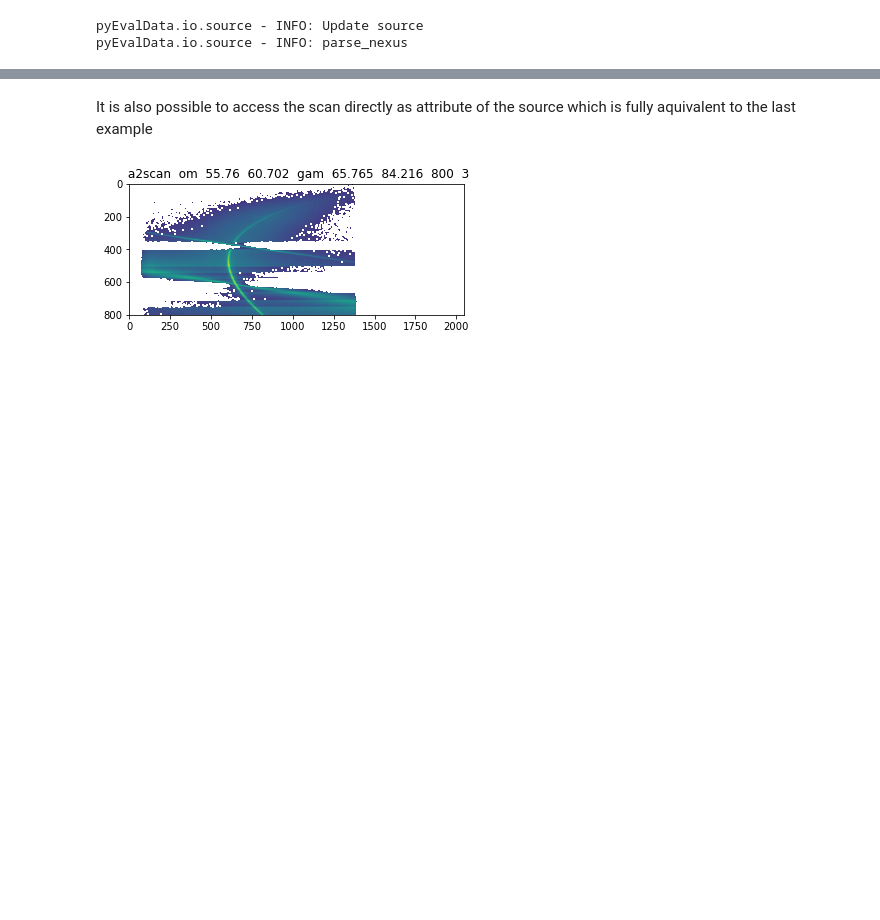
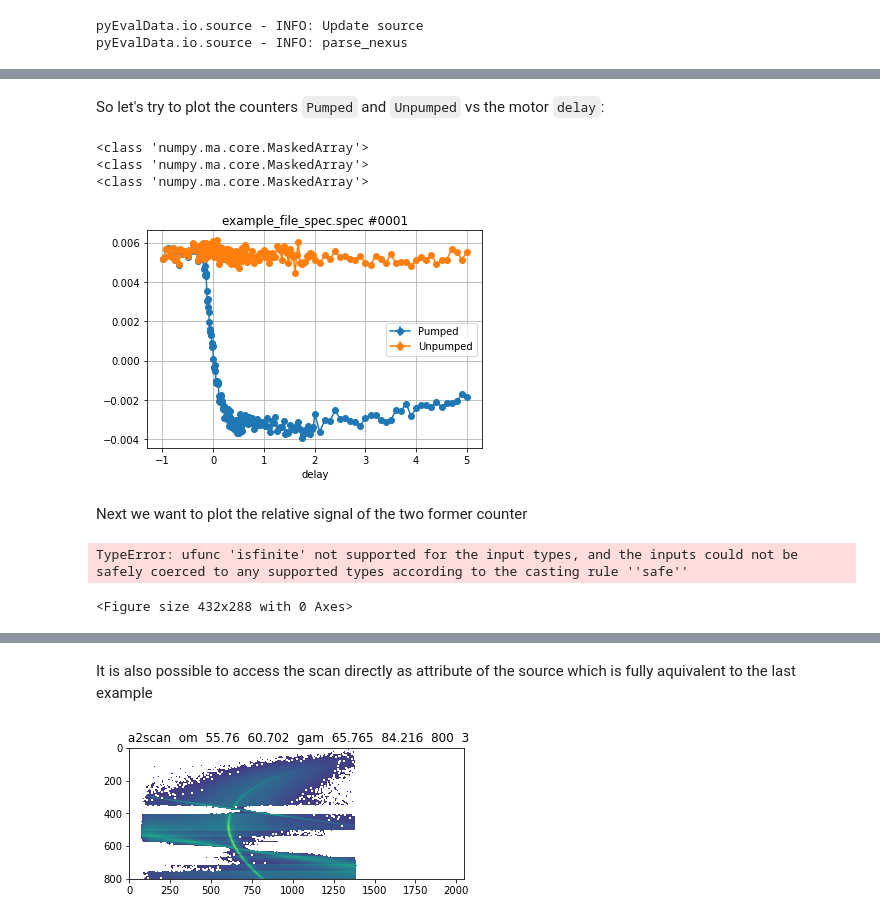
Before and after one commit to dschick/pyEvalData, a Jupyter notebook: docs/source/examples/evaluation.ipynb, the cells around one changed output, grey strips where cells are left out. Saved outputs shown, nothing was run; the diff lists cells and outputs as text; code cells hidden in the pictures; blank space fills up the shorter version.

Commit message:
continue with evaluation example

```diff
--- a/docs/source/examples/evaluation.ipynb
+++ b/docs/source/examples/evaluation.ipynb
@@ -26,8 +21,15 @@ Here we do the necessary import for this example
 # %%
 %load_ext autoreload
 %autoreload 2
+
 import matplotlib.pyplot as plt
 import numpy as np
 
 import pyEvalData as ped
+# import lmfit for fitting
+import lmfit as lf
+# import some usefull fit functions
+import ultrafastFitFunctions as ufff
+# define the path for the example data
+example_data_path = '../../../example_data/'
 # %% [markdown]
@@ -38,6 +41,6 @@ The `Spec` source relies on the great parser provided by [xrayutilities](https:/
 # %%
-spec = ped.io.Spec(file_name='certif_xu.spec',
-                   file_path='data/',
+spec = ped.io.Spec(file_name='example_file_spec.spec',
+                   file_path=example_data_path,
                    use_nexus=True,
                    force_overwrite=False,
                    update_before_read=False,
@@ -51,7 +55,2 @@ Here, `data` is returned as `numpy.recarray` and `meta` is a `dict()`.
 # %%
-data, meta = spec.get_scan_data(33)
-
-plt.figure()
-plt.imshow(np.log10(data['MCA']))
-plt.title(meta['cmd'])
-plt.show()
+ev = ped.Evaluation(spec)
@@ -71,0 +107,27 @@ plt.show()
+# %% [markdown]
+So let's try to plot the counters `Pumped` and `Unpumped` vs the motor `delay`:
+# %%
+ev.xcol = 'delay'
+ev.clist = ['Pumped', 'Unpumped']
+
+plt.figure()
+ev.plot_scans([1])
+plt.show()
+# %% [output]
+<class 'numpy.ma.core.MaskedArray'>
+<class 'numpy.ma.core.MaskedArray'>
+<class 'numpy.ma.core.MaskedArray'>
+[figure, added]
+# %% [markdown]
+Next we want to plot the relative signal of the two former counter
+# %%
+ev.xcol = 'delay'
+ev.clist = ['Pumped/Unpumped']
+ev.propagate_errors=True
+
+plt.figure()
+ev.plot_scans([1])
+plt.show()
+# %% [output]
+TypeError: ufunc 'isfinite' not supported for the input types, and the inputs could not be safely coerced to any supported types according to the casting rule ''safe''
+<Figure size 432x288 with 0 Axes>
```
Also changed, not shown: parts of 11 cells of this notebook.
